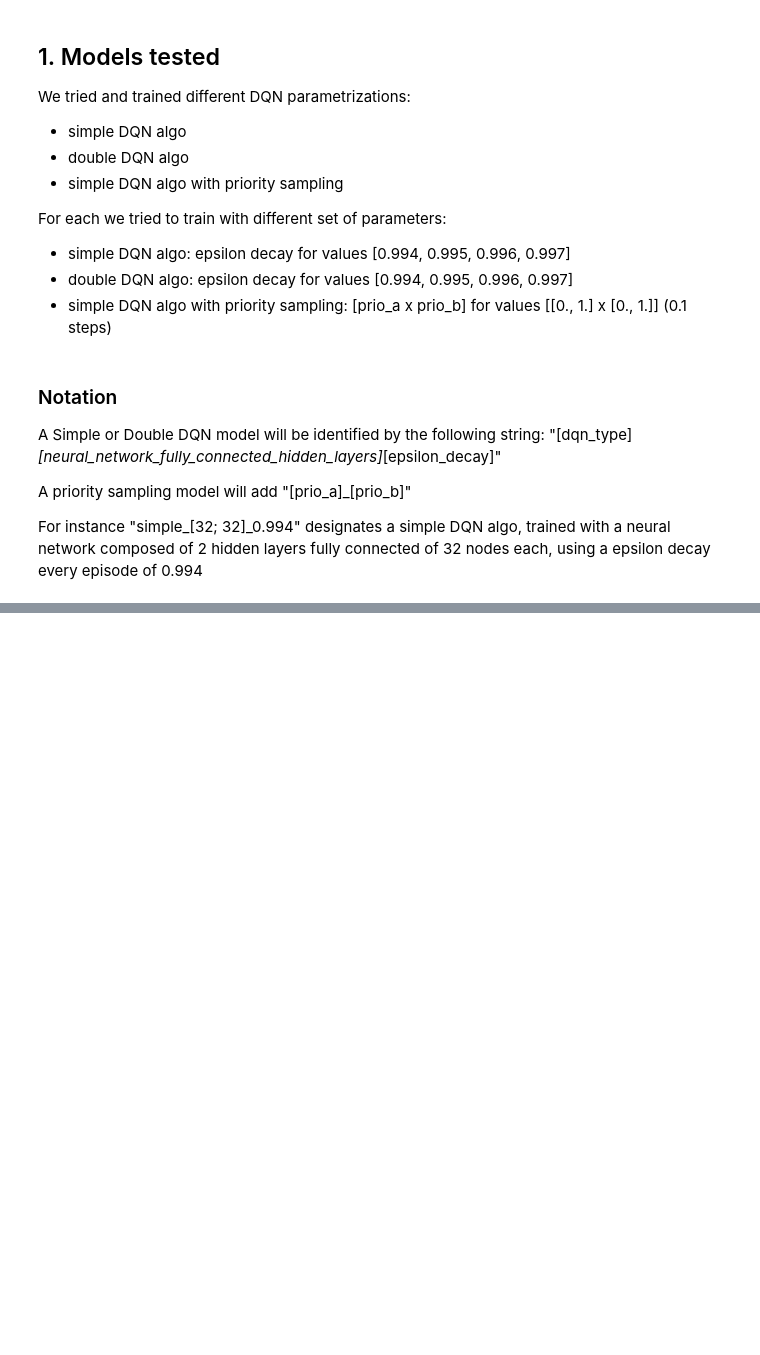
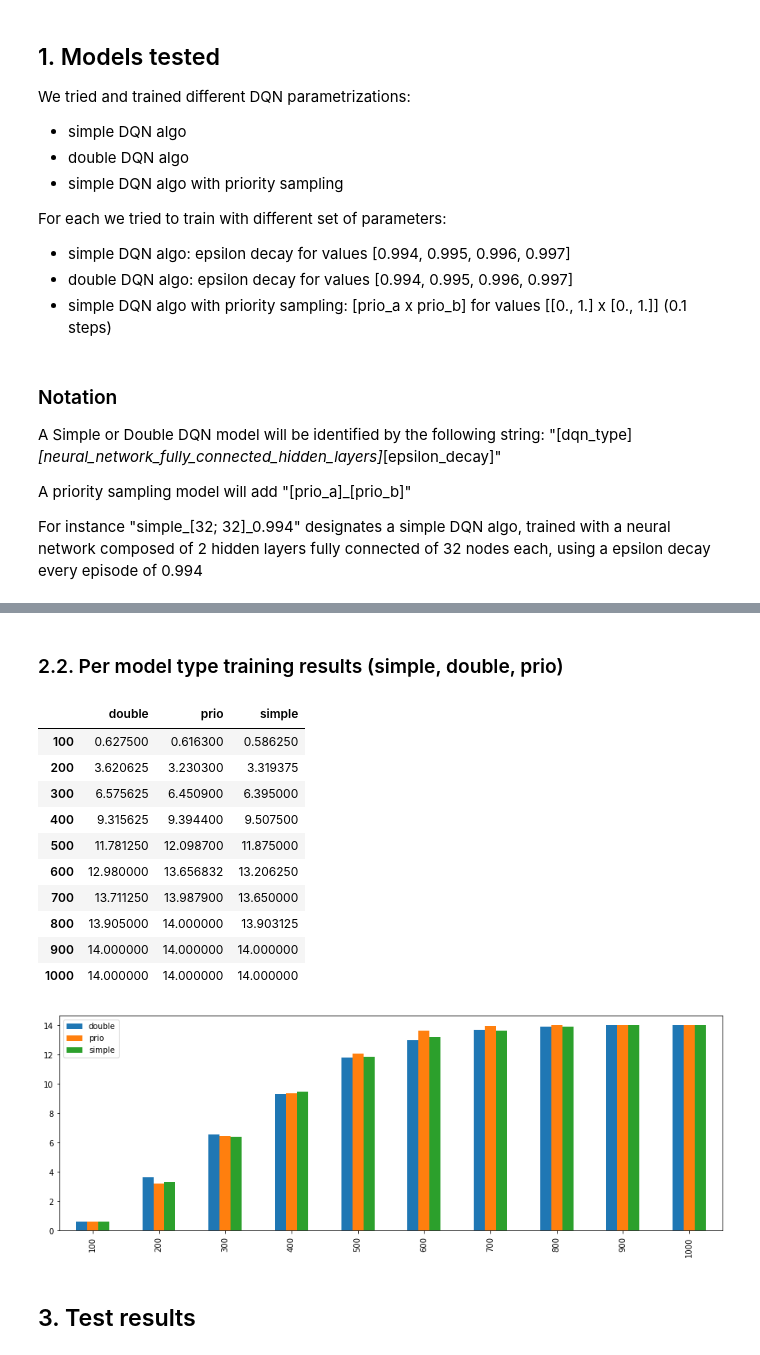
Before and after one commit to jrfalou/UdacityRL, a Jupyter notebook: Results/Results_report.ipynb, the cells around one changed output, grey strips where cells are left out. Drawn from its saved outputs; the diff is of its cells as text; code cells hidden in the pictures; blank space fills up the shorter version.

```diff
--- a/Results/Results_report.ipynb
+++ b/Results/Results_report.ipynb
@@ -63,0 +66,19 @@ results_analysis.plot_results(results_df, tops_df.index)
+# %% [markdown]
+### 2.2. Per model type training results (simple, double, prio)
+# %%
+results_analysis.plot_results_per_model_type(results_df, results_type='train')
+# %% [output]
+|  | double | prio | simple |
+| 100 | 0.627500 | 0.616300 | 0.586250 |
+| 200 | 3.620625 | 3.230300 | 3.319375 |
+| 300 | 6.575625 | 6.450900 | 6.395000 |
+| 400 | 9.315625 | 9.394400 | 9.507500 |
+| 500 | 11.781250 | 12.098700 | 11.875000 |
+| 600 | 12.980000 | 13.656832 | 13.206250 |
+| 700 | 13.711250 | 13.987900 | 13.650000 |
+| 800 | 13.905000 | 14.000000 | 13.903125 |
+| 900 | 14.000000 | 14.000000 | 14.000000 |
+| 1000 | 14.000000 | 14.000000 | 14.000000 |
+[figure, added]
+# %% [markdown]
+## 3. Test results
```
Also changed, not shown: parts of 18 cells of this notebook, 6 other files.
